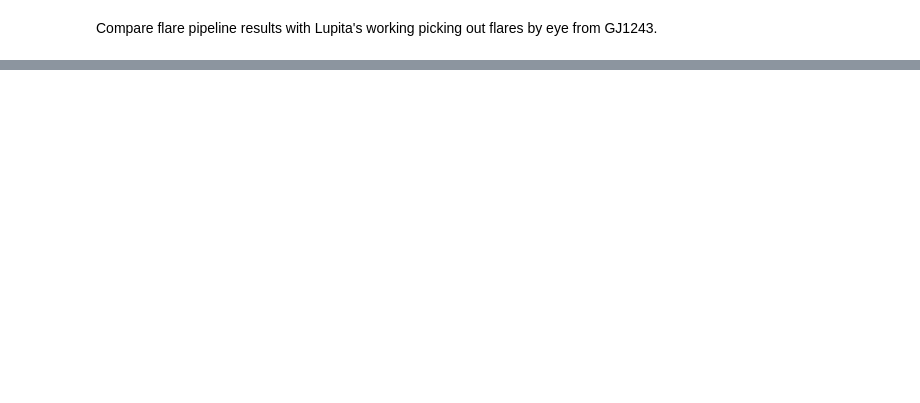
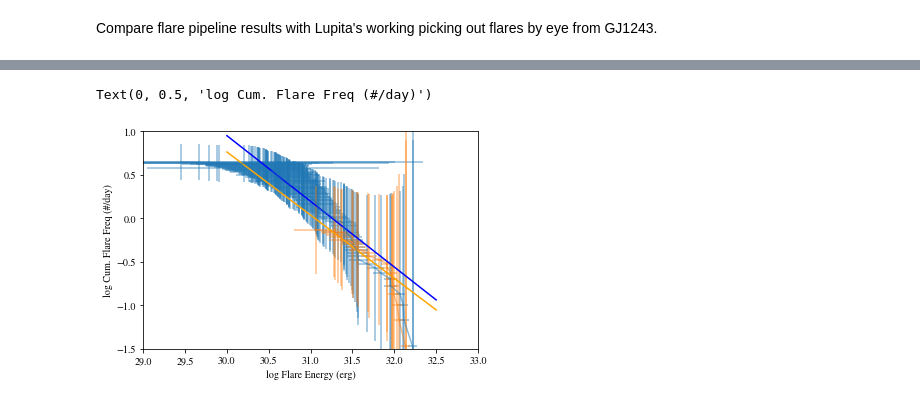
Before and after one commit to spencerw/tess_flare, a Jupyter notebook: gj1243.ipynb, the cells around one changed output, grey strips where cells are left out. Saved outputs shown, nothing was run; the diff lists cells and outputs as text; code cells hidden in the pictures; blank space fills up the shorter version.

```diff
--- a/gj1243.ipynb
+++ b/gj1243.ipynb
@@ -47,0 +25,4 @@ tic_gaia_table[tic_gaia_table['TIC'] == GJ1243_TIC]
+# %%
+flare_gaia_table_14 = pd.merge(tic_gaia_table_14, flare_table_14, on='TIC')
+flare_gaia_table_15 = pd.merge(tic_gaia_table_15, flare_table_15, on='TIC')
+print(len(flare_gaia_table_14), len(flare_gaia_table_15))
@@ -47,0 +31,9 @@ tic_gaia_table[tic_gaia_table['TIC'] == GJ1243_TIC]
+# %%
+GJ1243_TIC = 273589987
+filename14 = param_table_14[param_table_14['TIC'] == GJ1243_TIC]['file'].values[0]
+print(filename14)
+filename15 = param_table_15[param_table_15['TIC'] == GJ1243_TIC]['file'].values[0]
+print(filename15)
+
+df14 = flare_gaia_table_14
+df15 = flare_gaia_table_15
@@ -177,0 +324,16 @@ Name: t0, dtype: float64
+# %%
+x_model = np.linspace(30, 32.5)
+y_model = b0*x_model + b1
+y_model_eye = b0_eye*x_model + b1_eye
+
+plt.errorbar(log_x_vals_eye, log_y_vals_eye, xerr=log_x_err_eye, yerr=log_y_err_eye, alpha=0.5)
+plt.errorbar(log_x_vals, log_y_vals, xerr=log_x_err, yerr=log_y_err, alpha=0.5)
+plt.plot(x_model, y_model_eye, color='blue')
+plt.plot(x_model, y_model, color='orange')
+plt.xlim(29, 33)
+plt.ylim(-1.5, 1)
+plt.xlabel('log Flare Energy (erg)')
+plt.ylabel('log Cum. Flare Freq (#/day)')
+# %% [output]
+Text(0, 0.5, 'log Cum. Flare Freq (#/day)')
+[figure, added]
```
Also changed, not shown: parts of 18 cells of this notebook, 2 other files.
